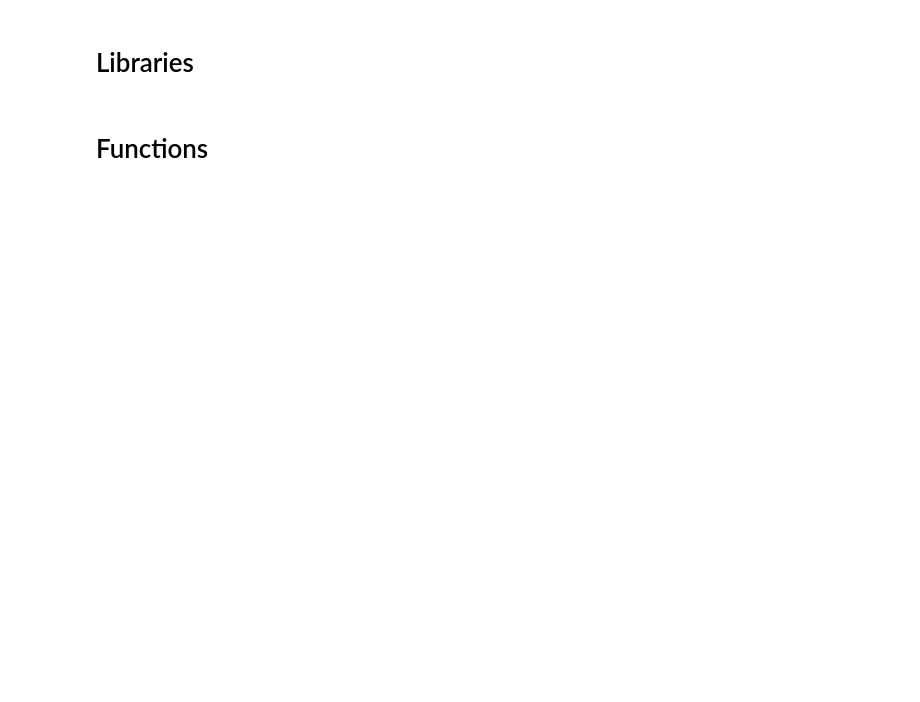
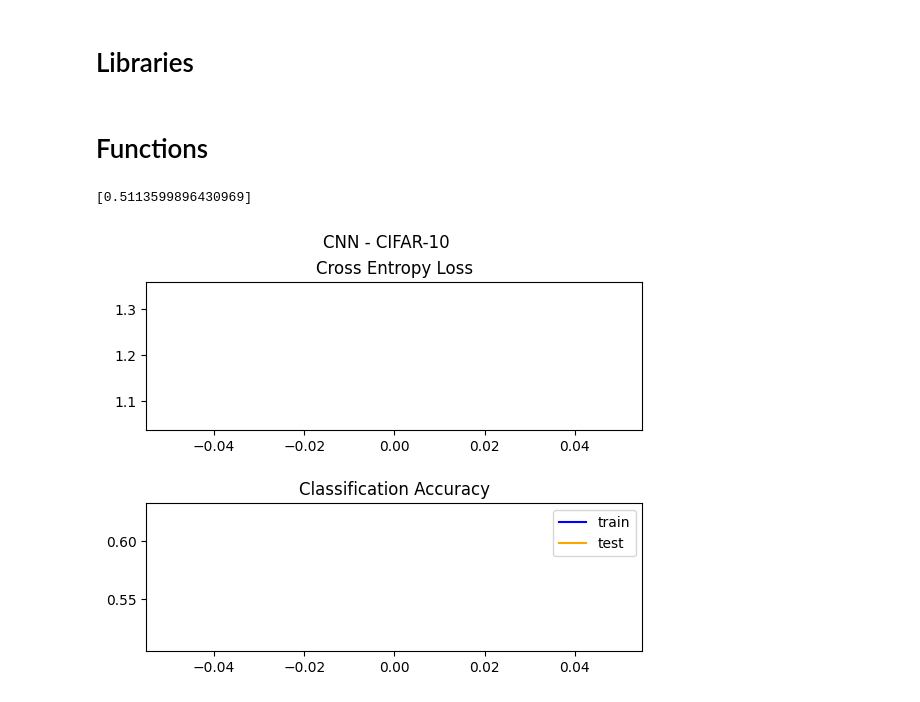
Before and after one commit to lin-shuang/cnn-classification, a Jupyter notebook: cnn.ipynb, the cells around one changed output. Saved outputs shown, nothing was run; the diff lists cells and outputs as text; code cells hidden in the pictures; blank space fills up the shorter version.

```diff
--- a/cnn.ipynb
+++ b/cnn.ipynb
@@ -128,3 +103,39 @@ def verify_data(data, labels):
         plt.imshow(data[i], cmap=plt.cm.binary)
         plt.xlabel(class_names[labels[i]])
     plt.show()
+# %%
+# plot diagnostic learning curves
+def show_diagnostics(model, dataset_name):
+
+    # plot loss
+    plt.subplot(211)
+    plt.title('Cross Entropy Loss')
+    plt.plot(model.history['loss'], color='blue', label='train')
+    plt.plot(model.history['val_loss'], color='orange', label='test')
+
+    # plot accuracy
+    plt.subplot(212)
+    plt.title('Classification Accuracy')
+    plt.plot(model.history['accuracy'], color='blue', label='train')
+    plt.plot(model.history['val_accuracy'], color='orange', label='test')
+
+    # adjust visuals
+    plt.suptitle('CNN - CIFAR-10')
+    plt.subplots_adjust(hspace=0.5)
+    plt.legend()
+
+    # save plot to file
+    plt.show()
+    filename = os.getcwd()
+    plt.savefig(filename + '_' + dataset_name + '_evaluation.png')
+    plt.close()
+# %%
+# debug
+print(history.history['accuracy'])
+# %% [output]
+[0.5113599896430969]
+# %%
+#debug
+show_diagnostics(history, "CIFAR-10")
+# %% [output]
+[figure, added]
```
Also changed, not shown: parts of 10 cells of this notebook, 2 other files.
